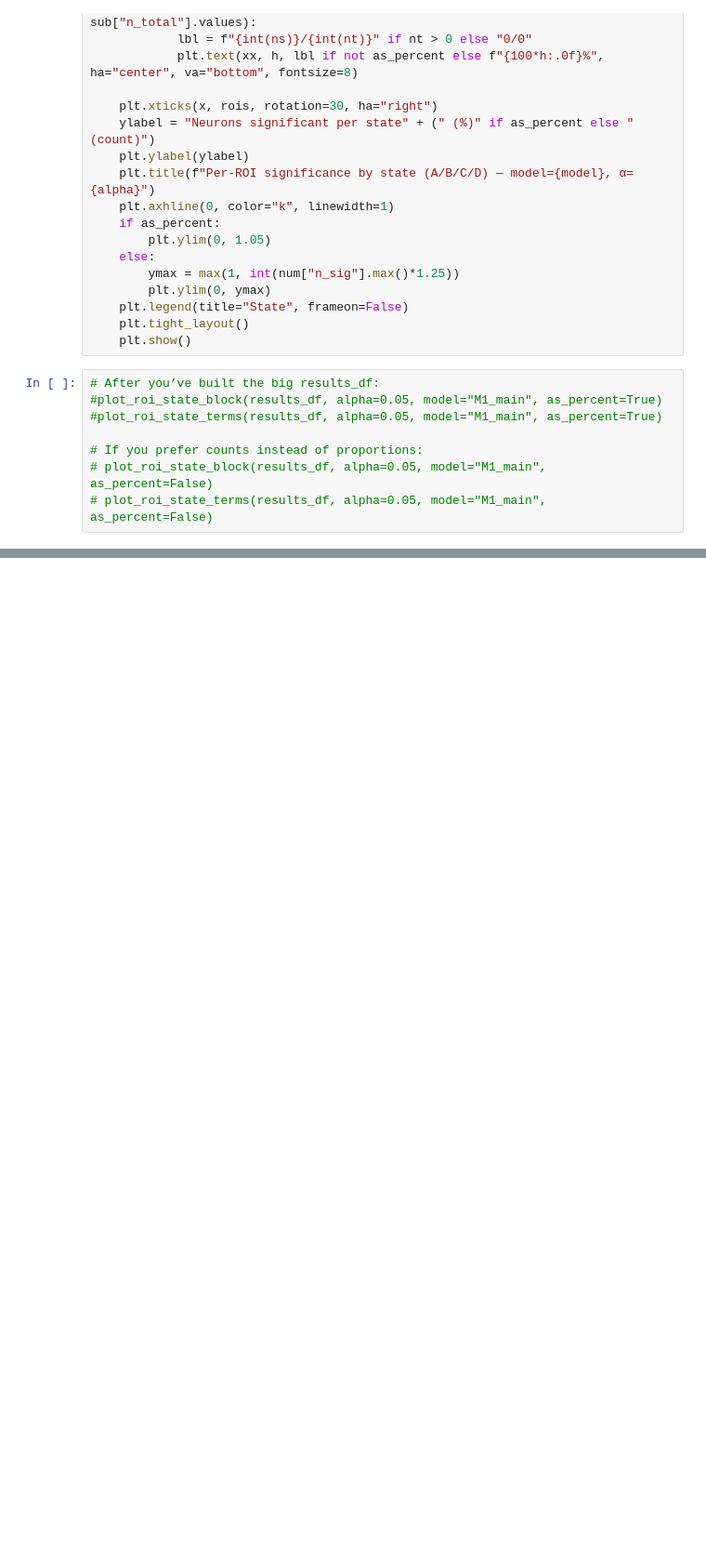
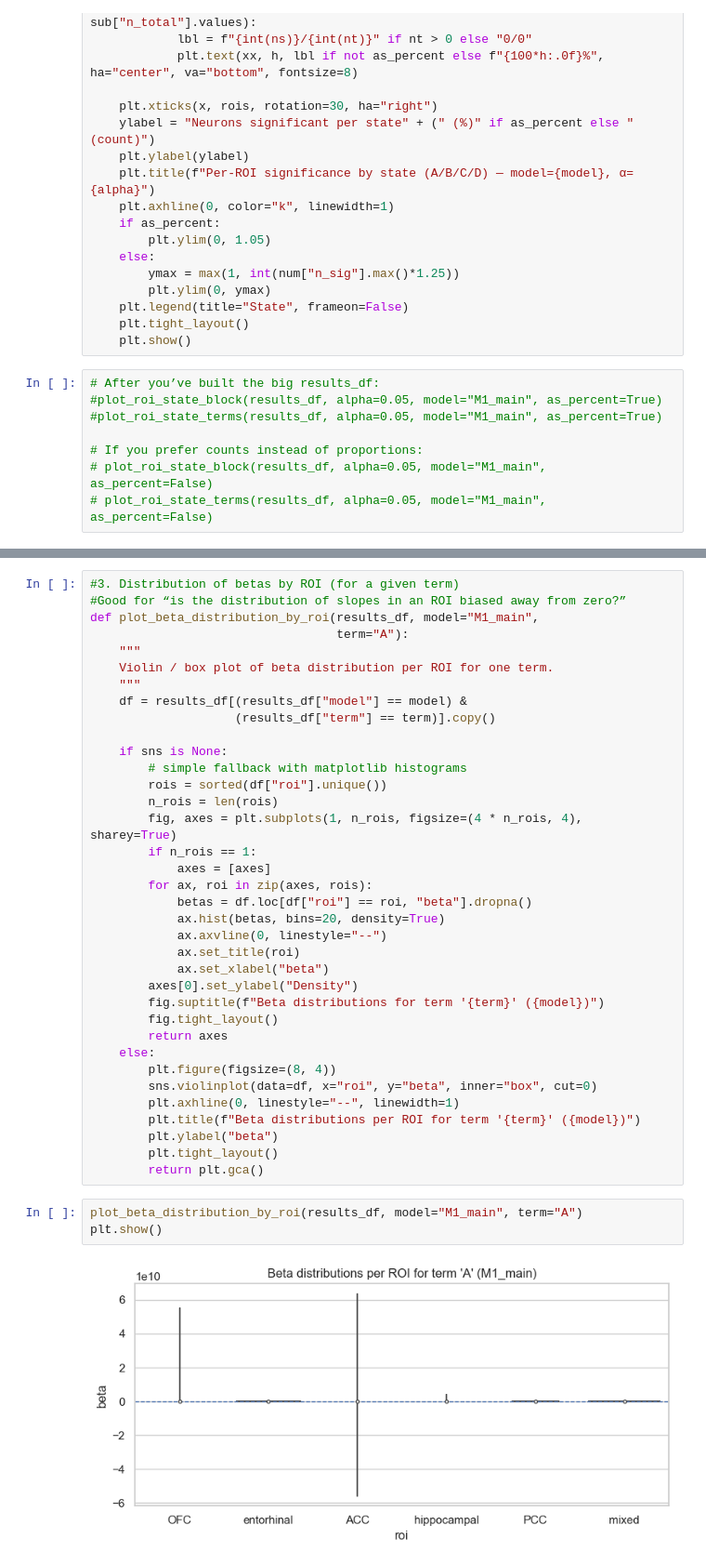
Before and after one commit to svennikue/multiple_clocks_repo, a Jupyter notebook: scripts/EASY linear cell models.ipynb, the cells around one changed output, grey strips where cells are left out. Shown at 93% size. Drawn from its saved outputs; the diff is of its cells as text; blank space fills up the shorter version.

```diff
--- a/scripts/EASY linear cell models.ipynb
+++ b/scripts/EASY linear cell models.ipynb
@@ -1771,0 +1869,41 @@ def plot_roi_state_terms(results_df: pd.DataFrame, alpha=0.05, model="M1_main",
+# %%
+#3. Distribution of betas by ROI (for a given term)
+#Good for “is the distribution of slopes in an ROI biased away from zero?”
+def plot_beta_distribution_by_roi(results_df, model="M1_main",
+                                  term="A"):
+    """
+    Violin / box plot of beta distribution per ROI for one term.
+    """
+    df = results_df[(results_df["model"] == model) &
+                    (results_df["term"] == term)].copy()
+
+    if sns is None:
+        # simple fallback with matplotlib histograms
+        rois = sorted(df["roi"].unique())
+        n_rois = len(rois)
+        fig, axes = plt.subplots(1, n_rois, figsize=(4 * n_rois, 4), sharey=True)
+        if n_rois == 1:
+            axes = [axes]
+        for ax, roi in zip(axes, rois):
+            betas = df.loc[df["roi"] == roi, "beta"].dropna()
+            ax.hist(betas, bins=20, density=True)
+            ax.axvline(0, linestyle="--")
+            ax.set_title(roi)
+            ax.set_xlabel("beta")
+        axes[0].set_ylabel("Density")
+        fig.suptitle(f"Beta distributions for term '{term}' ({model})")
+        fig.tight_layout()
+        return axes
+    else:
+        plt.figure(figsize=(8, 4))
+        sns.violinplot(data=df, x="roi", y="beta", inner="box", cut=0)
+        plt.axhline(0, linestyle="--", linewidth=1)
+        plt.title(f"Beta distributions per ROI for term '{term}' ({model})")
+        plt.ylabel("beta")
+        plt.tight_layout()
+        return plt.gca()
+# %%
+plot_beta_distribution_by_roi(results_df, model="M1_main", term="A")
+plt.show()
+# %% [output]
+[figure, added]
```
Also changed, not shown: parts of 13 cells of this notebook, 4 other files.
